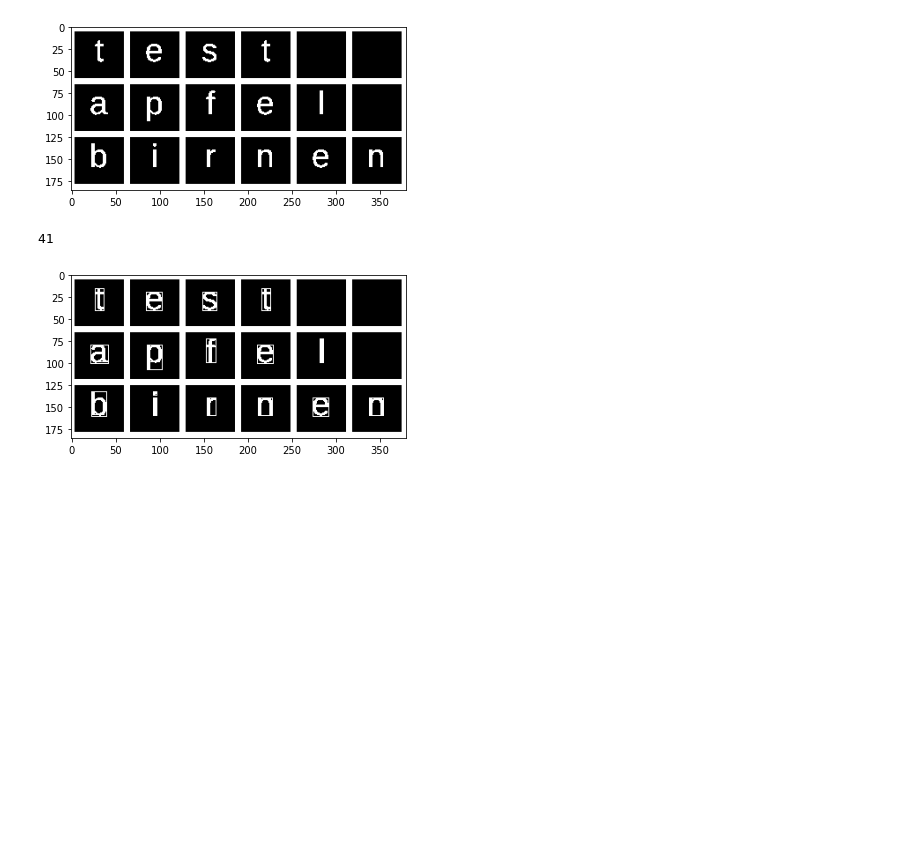
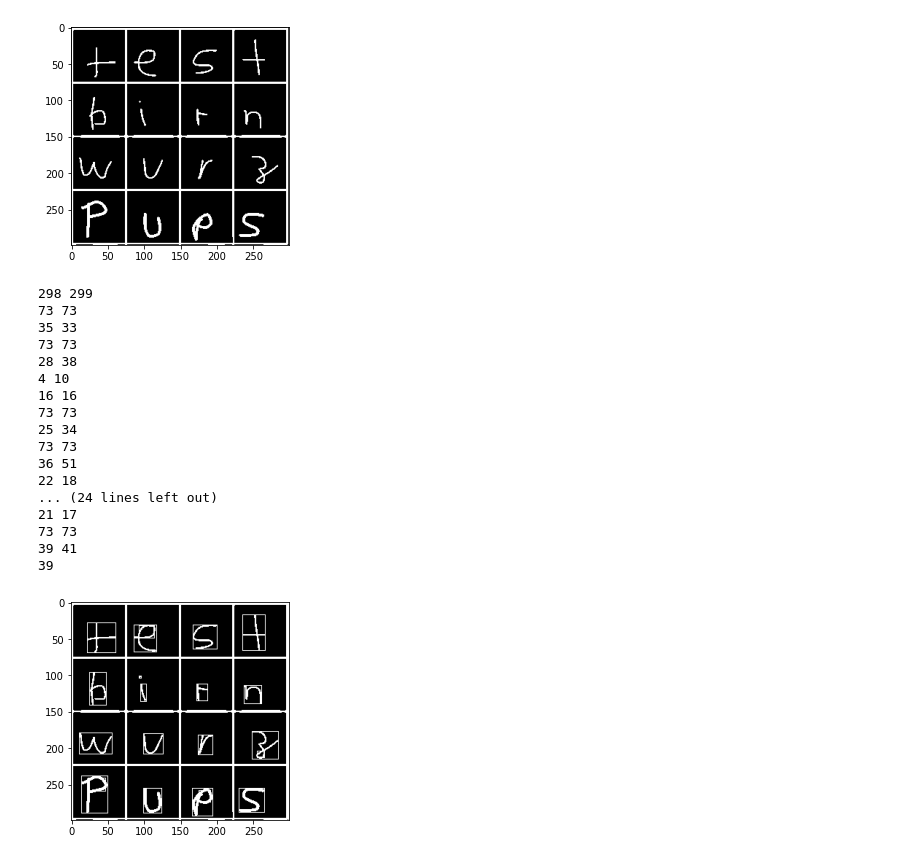
Before and after one commit to Michael-dot-byte/AiOnRaspi, a Jupyter notebook: kerasCharRecognition/GridDetection.ipynb, the cells around one changed output. Drawn from its saved outputs; the diff is of its cells as text; code cells hidden in the pictures; blank space fills up the shorter version.

```diff
--- a/kerasCharRecognition/GridDetection.ipynb
+++ b/kerasCharRecognition/GridDetection.ipynb
@@ -94,31 +94,48 @@ plt.show()
 # %%
-image  = cv2.imread("testBild.jpg")
+image  = cv2.imread("testBild2.png")
 gray = cv2.cvtColor(image, cv2.COLOR_BGR2GRAY)
 thresh = cv2.adaptiveThreshold(gray, 255, 1, 1, 61, 20)
 
 plt.imshow(thresh, cmap='gray')
 plt.show()
 
 contours, _ = cv2.findContours(thresh, cv2.RETR_TREE, cv2.CHAIN_APPROX_SIMPLE)
 
 cnt = contours[0]
 #print(cnt)
 i = 0
 rects = []
 for cnt in contours:
     x,y,w,h = cv2.boundingRect(cnt)
+    print(w, h)
     rects.append((x,y,w,h))
     cv2.rectangle(thresh,(x,y),(x+w,y+h),(255,255,255),1)
     #print(x,y,w,h)
     i += 1
 rects.reverse()
 print(i)
 plt.imshow(thresh, cmap='gray')
 plt.show()
 # %% [output]
-[figure, old version]
+[figure, new version]
-41
+298 299
+73 73
+35 33
+73 73
+28 38
+4 10
+16 16
+73 73
+25 34
+73 73
+36 51
+22 18
+... (24 lines left out)
+21 17
+73 73
+39 41
+39
-[figure, old version]
+[figure, new version]
 # %%
 import math
 
```
Also changed, not shown: parts of 11 cells of this notebook, 24 other files.
